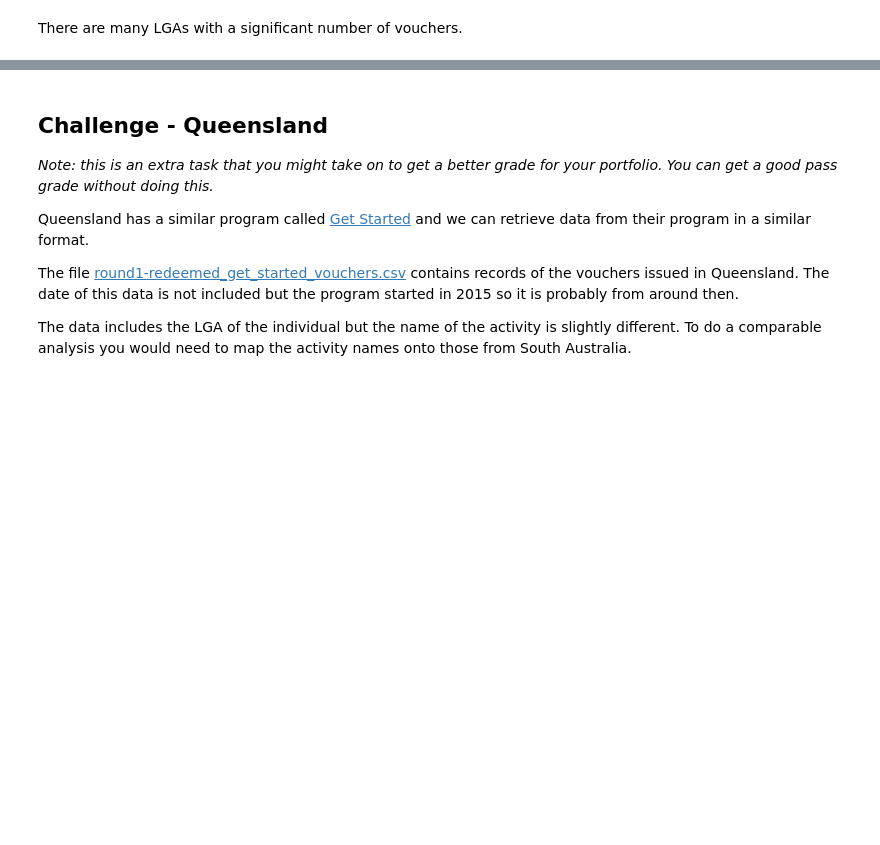
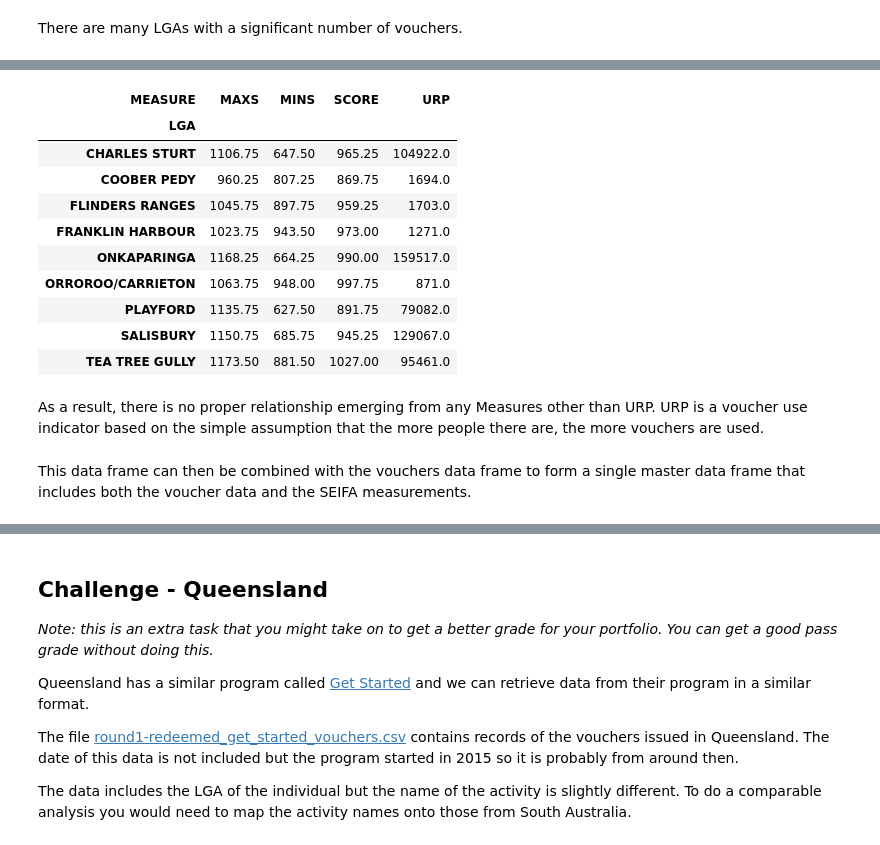
Before and after one commit to MQCOMP2200-S2-2021/data-science-portfolio-avagardiner, a Jupyter notebook: Portfolio 2.ipynb, the cells around one changed output, grey strips where cells are left out. Drawn from its saved outputs; the diff is of its cells as text; code cells hidden in the pictures; blank space fills up the shorter version.

```diff
--- a/Portfolio 2.ipynb
+++ b/Portfolio 2.ipynb
@@ -162,0 +236,8 @@ Since there are many rows per LGA, we must utilise 'pivot table' to produce a ne
+# %%
+Top_Bottom_LGA_SEIFA= ['ONKAPARINGA','SALISBURY','TEA TREE GULLY','PLAYFORD','CHARLES STURT','FRANKLIN HARBOUR', 'ORROROO/CARRIETON','FLINDERS RANGES','PETERBOROUGH ','COOBER PEDY']
+
+
+# selecting rows based on condition
+SEIFA_filter_df = SEIFA[SEIFA['LGA'].isin(Top_Bottom_LGA_Seifa)]
+SEIFA_filter_df = SEIFA_filter_df[SEIFA_filter_df['MEASURE'] == 'URP']
+SEIFA_filter_df [['LGA','Value']].drop_duplicates(subset=None, keep='first', inplace=False)
@@ -162,0 +297,22 @@ Since there are many rows per LGA, we must utilise 'pivot table' to produce a ne
+# %%
+SEIFA_filter_df = SEIFA[SEIFA['LGA'].isin(Top_Bottom_LGA_SEIFA)]
+SEIFA_filter_df = SEIFA_filter_df[['LGA','MEASURE','Value']]
+
+SEIFA_filter_df = SEIFA_filter_df.pivot_table(index="LGA", columns=["MEASURE"], values="Value")
+SEIFA_filter_df
+# %% [output]
+| MEASURE | MAXS | MINS | SCORE | URP |
+| LGA |  |  |  |  |
+| CHARLES STURT | 1106.75 | 647.50 | 965.25 | 104922.0 |
+| COOBER PEDY | 960.25 | 807.25 | 869.75 | 1694.0 |
+| FLINDERS RANGES | 1045.75 | 897.75 | 959.25 | 1703.0 |
+| FRANKLIN HARBOUR | 1023.75 | 943.50 | 973.00 | 1271.0 |
+| ONKAPARINGA | 1168.25 | 664.25 | 990.00 | 159517.0 |
+| ORROROO/CARRIETON | 1063.75 | 948.00 | 997.75 | 871.0 |
+| PLAYFORD | 1135.75 | 627.50 | 891.75 | 79082.0 |
+| SALISBURY | 1150.75 | 685.75 | 945.25 | 129067.0 |
+| TEA TREE GULLY | 1173.50 | 881.50 | 1027.00 | 95461.0 |
+# %% [markdown]
+As a result, there is no proper relationship emerging from any Measures other than URP. URP is a voucher use indicator based on the simple assumption that the more people there are, the more vouchers are used.
+# %% [markdown]
+This data frame can then be combined with the vouchers data frame to form a single master data frame that includes both the voucher data and the SEIFA measurements.
```
Also changed, not shown: parts of 17 cells of this notebook.
